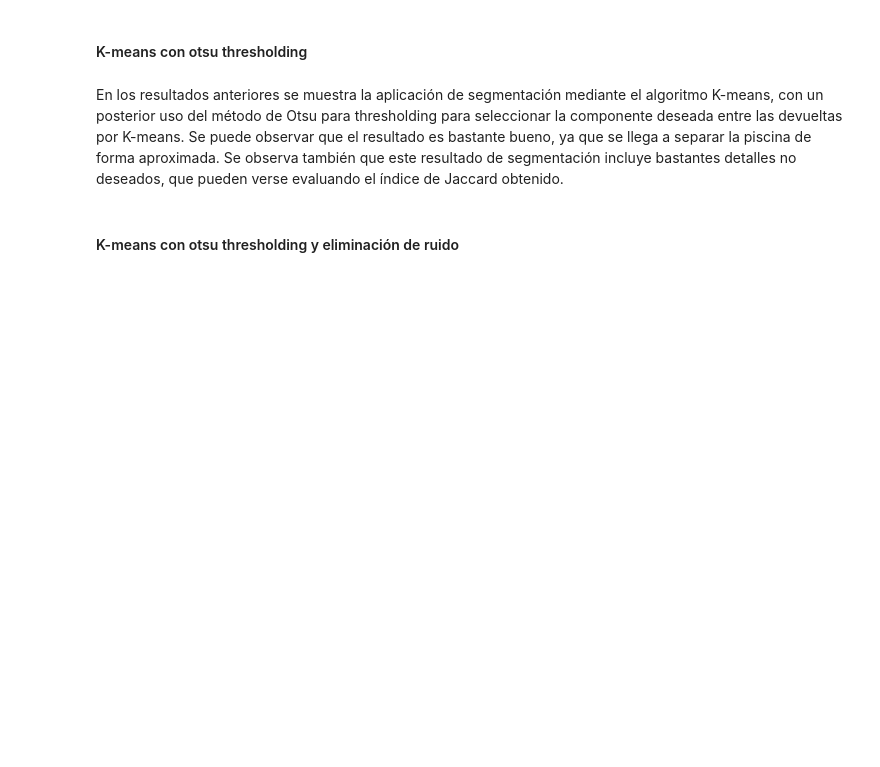
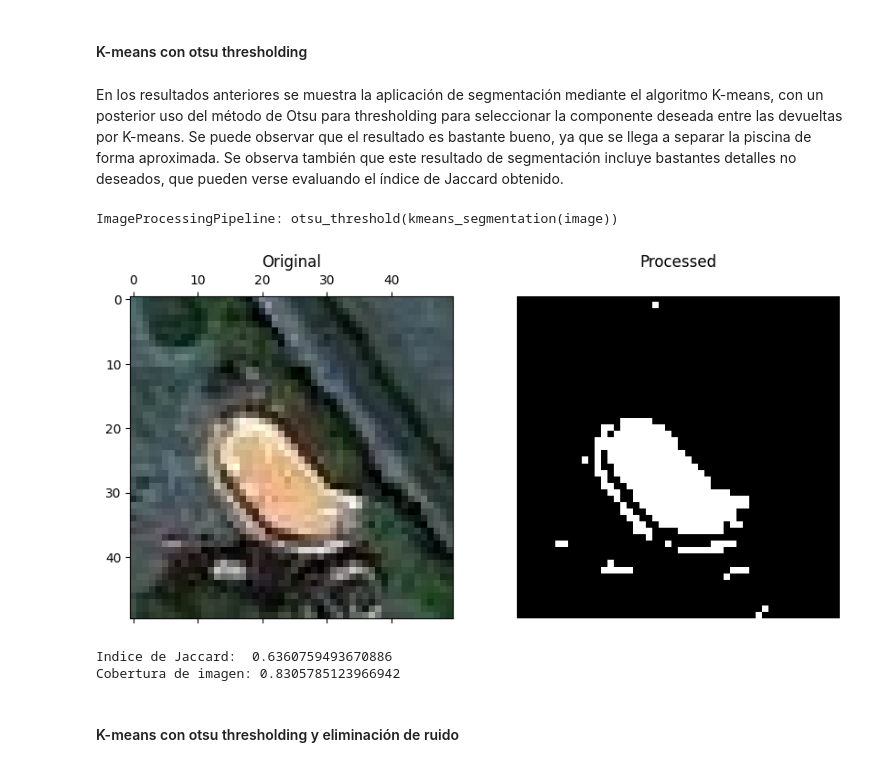
Before and after one commit to AlexisBaladon/Pool-Analyzer, a Jupyter notebook: notebooks/SEG.ipynb, the cells around one changed output. Drawn from its saved outputs; the diff is of its cells as text; code cells hidden in the pictures; blank space fills up the shorter version.

```diff
--- a/notebooks/SEG.ipynb
+++ b/notebooks/SEG.ipynb
@@ -441,21 +472,25 @@ En los resultados anteriores se muestra la aplicación de segmentación mediante
 # %%
 imag = cv2.imread(os.path.join(TRAIN_DIR, 'pools', 'img0.jpg'))
 image_rgb = cv2.cvtColor(imag, cv2.COLOR_BGR2RGB)
 gray = cv2.cvtColor(imag, cv2.COLOR_BGR2GRAY)
 
 
 pipe1 = pipeline()
 pipe1.add_operation(kmeans_segmentation)
 pipe1.add_operation(otsu_threshold)
-binary = pipe1.apply(imag, True)
+binary = pipe1.apply(imag, False)
 display_image_mask(imag, binary, title=pipe1)
-print_metrics(binary)
 
 results_path = os.path.join('..', 'results', 'pool_annotation_train_img-0-30.csv')
 mask = obtain_measured_mask('img0.jpg', results_path, gray.shape)
 
 print('Indice de Jaccard: ', jaccard_index(mask, binary))
 print('Cobertura de imagen:', image_matching(binary, mask))
+# %% [output]
+ImageProcessingPipeline: otsu_threshold(kmeans_segmentation(image))
+[figure, added]
+Indice de Jaccard:  0.6360759493670886
+Cobertura de imagen: 0.8305785123966942
 # %% [markdown]
 #### K-means con otsu thresholding y eliminación de ruido
 # %% [markdown]
```
Also changed, not shown: parts of 24 cells of this notebook, 4 other files.
